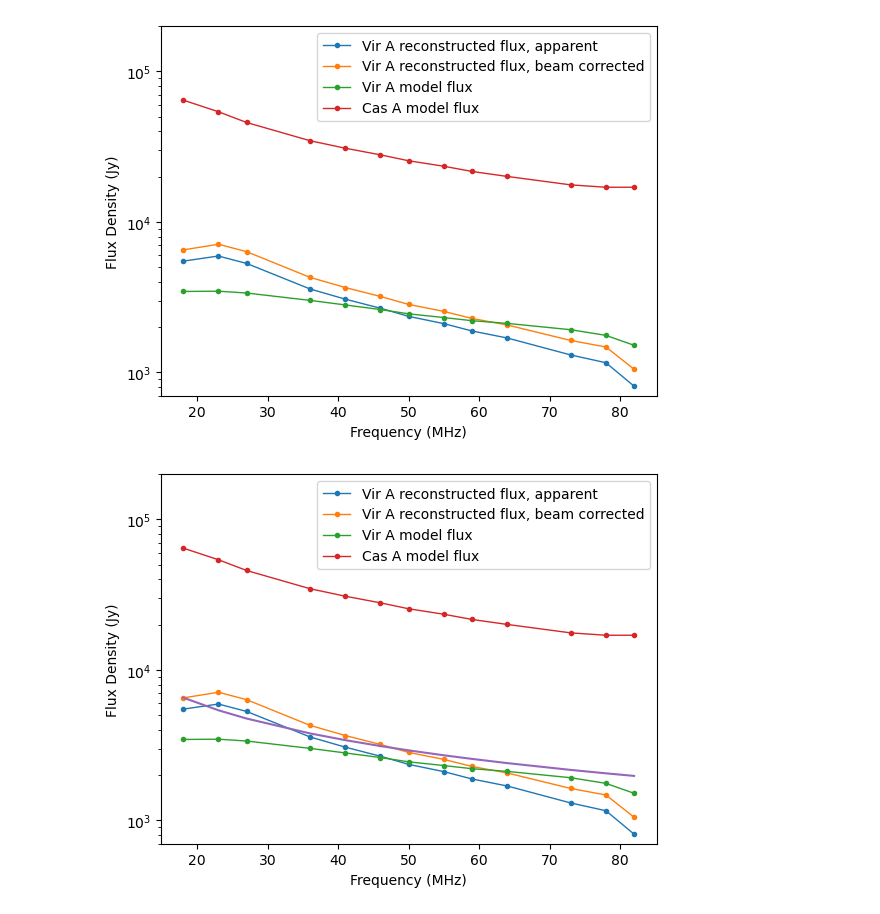
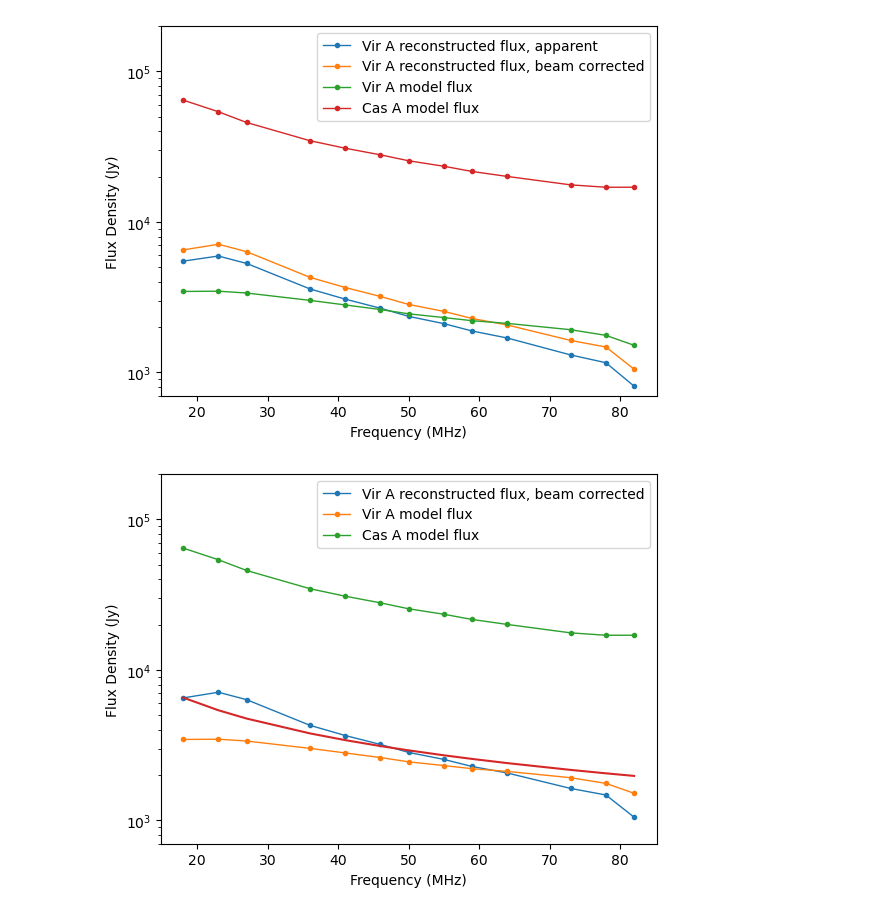
Before and after one commit to rlbyrne/rlb_LWA, a Jupyter notebook: notebooks/virA_flux_scale_testing.ipynb, the cells around one changed output. Cells and saved outputs as stored; diff of their text form; code cells hidden in the pictures.

Commit message:
new flux scale testing

```diff
--- a/notebooks/virA_flux_scale_testing.ipynb
+++ b/notebooks/virA_flux_scale_testing.ipynb
@@ -49,6 +49,40 @@ virA_peak_value = [
     404.981,
 ]  # Core only imaging
 virA_peak_value_corrected = np.array(virA_peak_value)*2
+
+# Cyg A and Cas A peak values, evaluated with respect to the calibration observation
+cygA_peak_value = [
+    5362.33,
+    5662.28,
+    5587.57,
+    4841.62,
+    4493.14,
+    4138.45,
+    3858.14,
+    3571.84,
+    3286.98,
+    3037.74,
+    2490.04,
+    2256.49,
+    1682.83,
+]
+casA_peak_value = [
+    2261.99,
+    2168.54,
+    2011.49,
+    1745.69,
+    1658.58,
+    1519.6,
+    1435,
+    1322.44,
+    1216.57,
+    1165.77,
+    1013.17,
+    958.398,
+    756.466,
+]  # Very close to the horizon!
+cygA_peak_value = np.array(cygA_peak_value)*2
+casA_peak_value = np.array(casA_peak_value)*2
 # %%
 tauA_cal_flux = [
     3492.860287,
@@ -286,8 +521,12 @@ virA_beam_amp=[
 # %%
 virA_peak_value_beam_corrected = np.zeros_like(virA_peak_value_corrected)
+cygA_peak_value_beam_corrected = np.zeros_like(cygA_peak_value)
+casA_peak_value_beam_corrected = np.zeros_like(casA_peak_value)
 for freq_ind, freq in enumerate(frequencies):
-    beam_val = virA_beam_amp[np.where(np.abs(beam_freqs_mhz-freq) == np.min(np.abs(beam_freqs_mhz-freq)))[0][0]]
-    virA_peak_value_beam_corrected[freq_ind] = virA_peak_value_corrected[freq_ind]/beam_val
+    use_beam_freq_ind = np.where(np.abs(beam_freqs_mhz-freq) == np.min(np.abs(beam_freqs_mhz-freq)))[0][0]
+    virA_peak_value_beam_corrected[freq_ind] = virA_peak_value_corrected[freq_ind]/virA_beam_amp[use_beam_freq_ind]
+    cygA_peak_value_beam_corrected[freq_ind] = cygA_peak_value[freq_ind]/cygA_beam_amp[use_beam_freq_ind]
+    casA_peak_value_beam_corrected[freq_ind] = casA_peak_value[freq_ind]/casA_beam_amp[use_beam_freq_ind]
 # %%
 plt.plot(frequencies, virA_peak_value_corrected, "-o", label="Vir A reconstructed flux, apparent", markersize=3, linewidth=1)
 plt.plot(frequencies, virA_peak_value_beam_corrected, "-o", label="Vir A reconstructed flux, beam corrected", markersize=3, linewidth=1)
@@ -302,16 +541,16 @@ plt.show()
 # %% [output]
 [figure]
 # %%
-plt.plot(frequencies, virA_peak_value_corrected, "-o", label="Vir A reconstructed flux, apparent", markersize=3, linewidth=1)
+#plt.plot(frequencies, virA_peak_value_corrected, "-o", label="Vir A reconstructed flux, apparent", markersize=3, linewidth=1)
 plt.plot(frequencies, virA_peak_value_beam_corrected, "-o", label="Vir A reconstructed flux, beam corrected", markersize=3, linewidth=1)
 plt.plot(frequencies, virA_cal_flux, "-o", label="Vir A model flux", markersize=3, linewidth=1)
 plt.plot(frequencies, casA_cal_flux, "-o", label="Cas A model flux", markersize=3, linewidth=1)
 plt.plot(frequencies, np.exp(np.log(1226) - 0.79 * np.log(np.array(frequencies)/150)))
 plt.legend(loc="upper right")
 plt.yscale("log")
 plt.xlabel("Frequency (MHz)")
 plt.ylabel("Flux Density (Jy)")
 plt.ylim([7e2, 2e5])
 plt.show()
 # %% [output]
-[figure, old version]
+[figure, new version]
```
Also changed, not shown: parts of 3 cells of this notebook, 4 other files.
